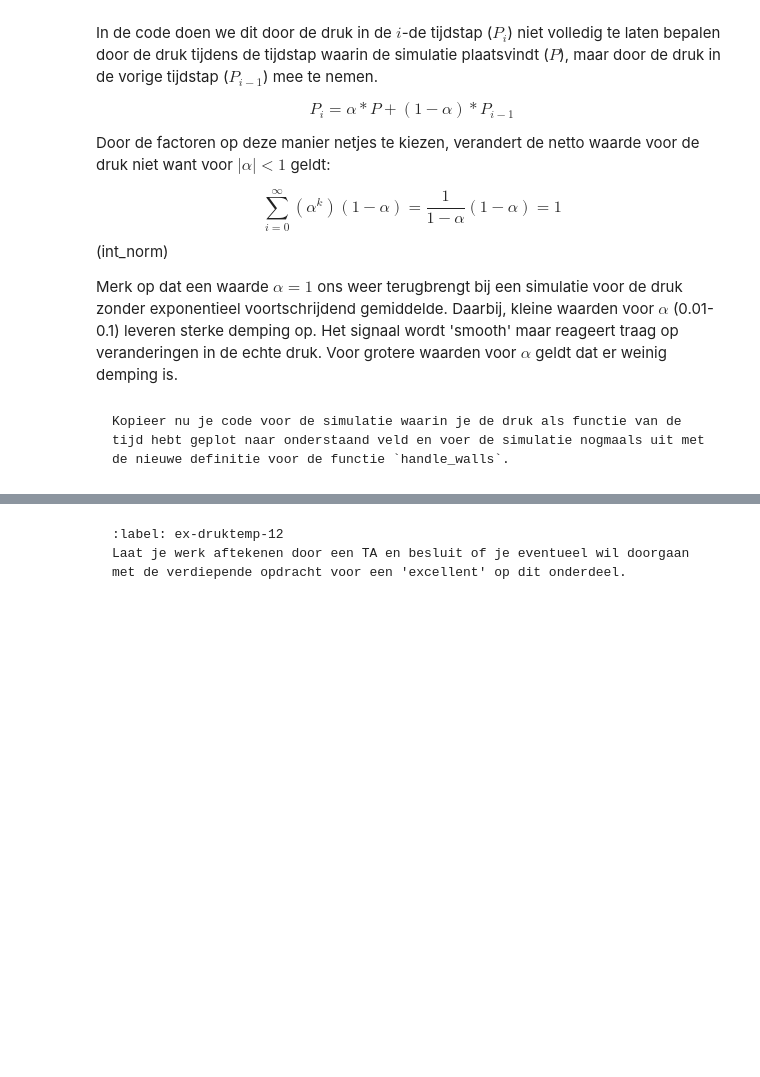
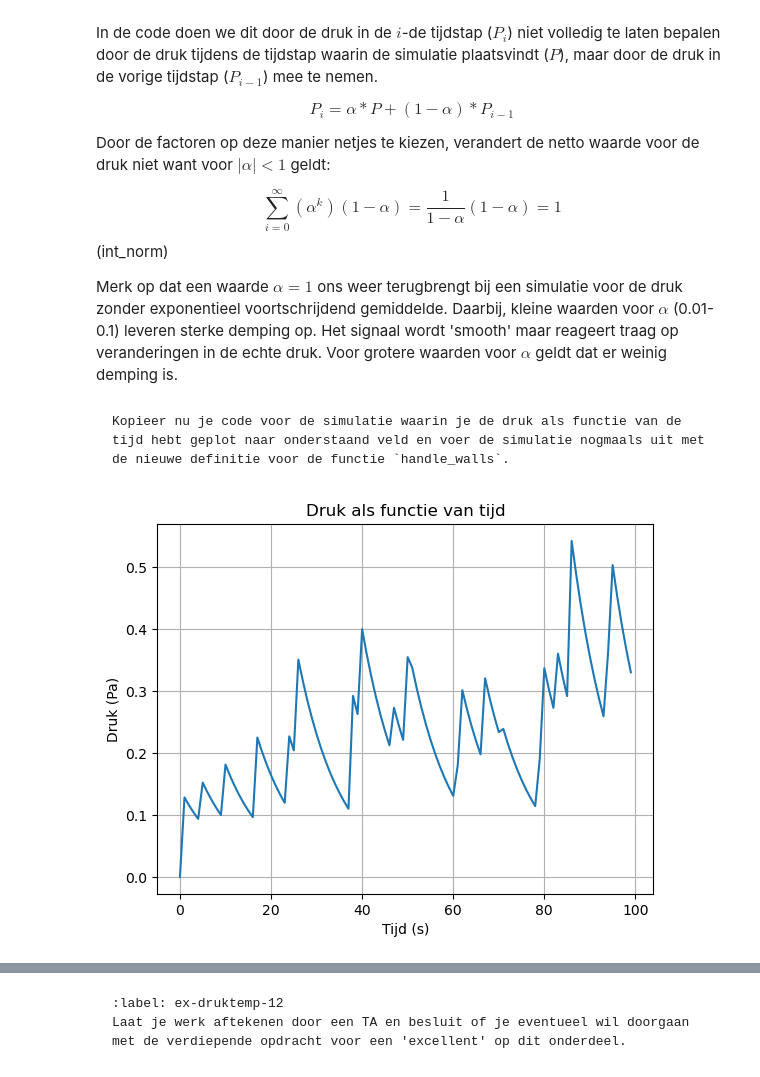
Before and after one commit to Monjano/Practicum-2-Monjano-en-Oscar, a Jupyter notebook: Content/PySim/5_druktemp.ipynb, the cells around one changed output, grey strips where cells are left out. Cells and saved outputs as stored; diff of their text form; code cells hidden in the pictures; blank space fills up the shorter version.

````diff
--- a/Content/PySim/5_druktemp.ipynb
+++ b/Content/PySim/5_druktemp.ipynb
@@ -379,8 +378,25 @@ Kopieer nu je code voor de simulatie waarin je de druk als functie van de tijd h
 ```
 # %%
 # RUIMTE VOOR GEKOPIEERDE FUNCTIE
+steps = 100
+pressures = np.zeros(steps)
+times = np.arange(steps)
 
-#your code/answer
+particles = []
+create_particles(particles)
+
+for i in range(steps):
+    take_time_step(particles)
+    pressures[i] = pressure
+
+plt.plot(times, pressures)
+plt.xlabel("Tijd (s)")
+plt.ylabel("Druk (Pa)")
+plt.title("Druk als functie van tijd")
+plt.grid(True)
+plt.show()
+# %% [output]
+[figure, added]
 # %% [markdown]
 Met de middeling kan je beter zien wat de gemiddelde waarde voor de druk in dit systeem is. Als dit voor jouw simulatie lastig is kan je de factor `alpha` aanpassen in de functie 'handle_walls`, zodat je over een langere periode het gemiddelde neemt. Hou daarbij wel rekening met de eis in [bovenstaande formule](int_norm)
 
````
Also changed, not shown: parts of 7 cells of this notebook.
